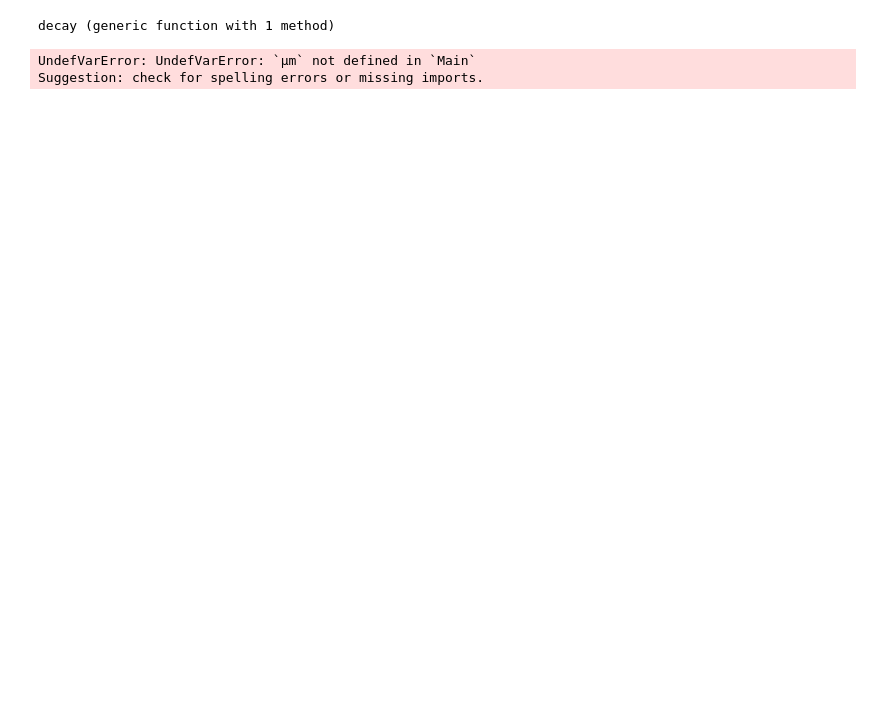
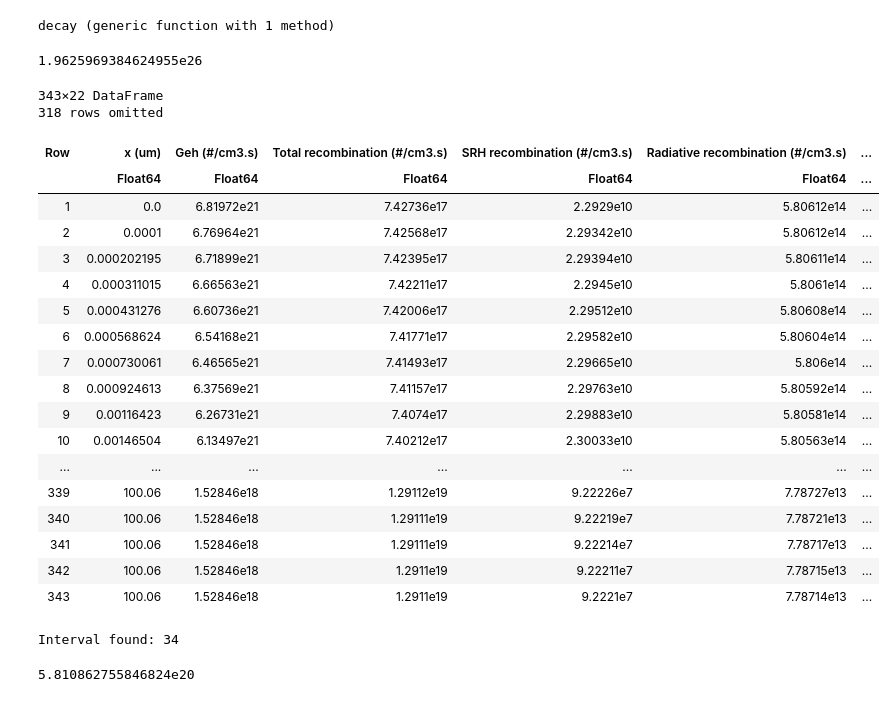
Before and after one commit to OxfordInterfacesLab/TandemFlow, a Jupyter notebook: utils/testing.ipynb, the cells around one changed output. Drawn from its saved outputs; the diff is of its cells as text; code cells hidden in the pictures; blank space fills up the shorter version.

```diff
--- a/utils/testing.ipynb
+++ b/utils/testing.ipynb
@@ -45,8 +74,79 @@ decay(x) = 6.82e27 * exp(-8.408e4 * x)
 # %% [output]
 decay (generic function with 1 method)
 # %%
-distance = 5.03e-3 * (μm)
+distance = 42.2 * (μm)
 decay(distance)
 # %% [output]
-UndefVarError: UndefVarError: `μm` not defined in `Main`
-Suggestion: check for spelling errors or missing imports.
+1.9625969384624955e26
+# %%
+using DataFrames
+
+filename = "../simulation_data/scaps/si-topcon-auto.gen"
+lines = readlines(filename)
+# Find the line containing 'GEN'
+gen_idx = findfirst(x -> occursin("GEN", x), lines)
+if isnothing(gen_idx) || gen_idx == length(lines)
+    error("No GEN line or header found in file.")
+end
+# The header is the line after 'GEN'
+header_idx = gen_idx + 1
+header = strip.(split(strip(lines[header_idx]), '\t'))
+# Replace Greek mu (μ) with 'u' in header names for easier access
+header = replace.(header, 'μ' => "u")
+# Data starts after the header
+data_start = header_idx + 1
+data_lines = filter(x -> !isempty(strip(x)), lines[data_start:end])
+# Split each data line into fields using tab delimiter
+data = [split(strip(line), '\t') for line in data_lines]
+# Convert to numbers if possible
+data = [map(x -> tryparse(Float64, x) === nothing ? x : parse(Float64, x), row) for row in data]
+df_gen = DataFrame([getindex.(data, i) for i in 1:length(header)], Symbol.(header))
+# %% [output]
+343×22 DataFrame
+318 rows omitted
+| Row | x (um) | Geh (#/cm3.s) | Total recombination (#/cm3.s) | SRH recombination (#/cm3.s) | Radiative recombination (#/cm3.s) | ... |
+|  | Float64 | Float64 | Float64 | Float64 | Float64 | ... |
+| 1 | 0.0 | 6.81972e21 | 7.42736e17 | 2.2929e10 | 5.80612e14 | ... |
+| 2 | 0.0001 | 6.76964e21 | 7.42568e17 | 2.29342e10 | 5.80612e14 | ... |
+| 3 | 0.000202195 | 6.71899e21 | 7.42395e17 | 2.29394e10 | 5.80611e14 | ... |
+| 4 | 0.000311015 | 6.66563e21 | 7.42211e17 | 2.2945e10 | 5.8061e14 | ... |
+| 5 | 0.000431276 | 6.60736e21 | 7.42006e17 | 2.29512e10 | 5.80608e14 | ... |
+| 6 | 0.000568624 | 6.54168e21 | 7.41771e17 | 2.29582e10 | 5.80604e14 | ... |
+| 7 | 0.000730061 | 6.46565e21 | 7.41493e17 | 2.29665e10 | 5.806e14 | ... |
+| 8 | 0.000924613 | 6.37569e21 | 7.41157e17 | 2.29763e10 | 5.80592e14 | ... |
+| 9 | 0.00116423 | 6.26731e21 | 7.4074e17 | 2.29883e10 | 5.80581e14 | ... |
+| 10 | 0.00146504 | 6.13497e21 | 7.40212e17 | 2.30033e10 | 5.80563e14 | ... |
+| ... | ... | ... | ... | ... | ... | ... |
+| 339 | 100.06 | 1.52846e18 | 1.29112e19 | 9.22226e7 | 7.78727e13 | ... |
+| 340 | 100.06 | 1.52846e18 | 1.29111e19 | 9.22219e7 | 7.78721e13 | ... |
+| 341 | 100.06 | 1.52846e18 | 1.29111e19 | 9.22214e7 | 7.78717e13 | ... |
+| 342 | 100.06 | 1.52846e18 | 1.2911e19 | 9.22211e7 | 7.78715e13 | ... |
+| 343 | 100.06 | 1.52846e18 | 1.2911e19 | 9.2221e7 | 7.78714e13 | ... |
+# %%
+function predict_generation(df::DataFrame, xq::Float64)
+    x = df[!, "x (um)"]
+    Geh = df[!, "Geh (#/cm3.s)"]
+
+    # Find the interval containing xq
+    if xq <= x[1]
+        return Geh[1]
+    elseif xq >= x[end]
+        return Geh[end]
+    else
+        i = findfirst(i -> x[i] <= xq < x[i+1], 1:length(x)-1)
+        println("Interval found: ", i)
+        if isnothing(i)
+            error("xq is out of bounds or data is not sorted.")
+        end
+        # Exponential interpolation: Geh(x) = Geh1 * exp(log(Geh2/Geh1) * (xq-x1)/(x2-x1))
+        x1, x2 = x[i], x[i+1]
+        G1, G2 = Geh[i], Geh[i+1]
+        return G1 * exp(log(G2/G1) * (xq - x1) / (x2 - x1))
+    end
+end
+
+# Example usage:
+G_pred = predict_generation(df_gen, 0.5)
+# %% [output]
+Interval found: 34
+5.810862755846824e20
```
Also changed, not shown: parts of 7 cells of this notebook, 6 other files.
